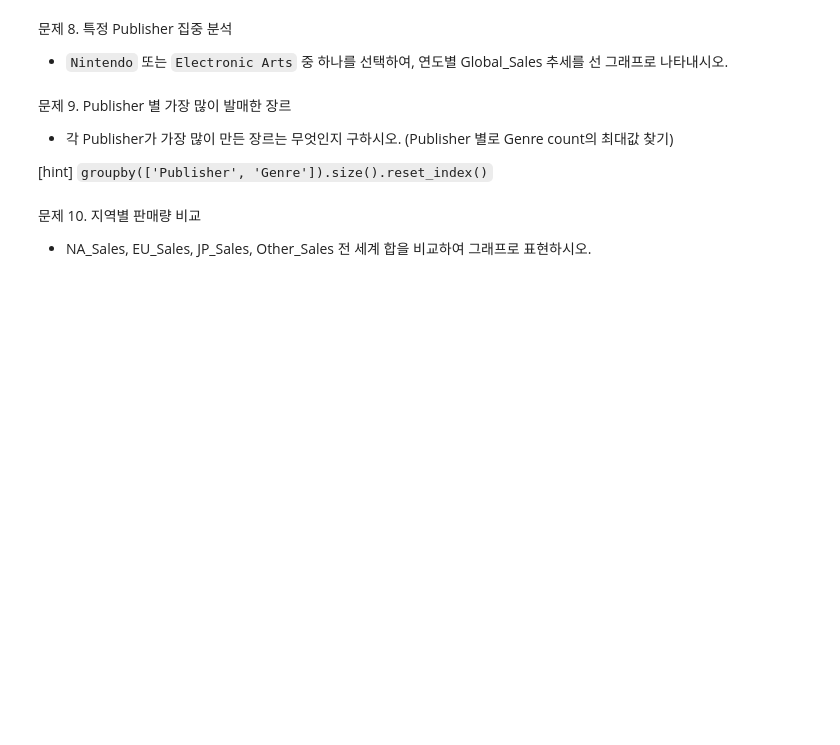
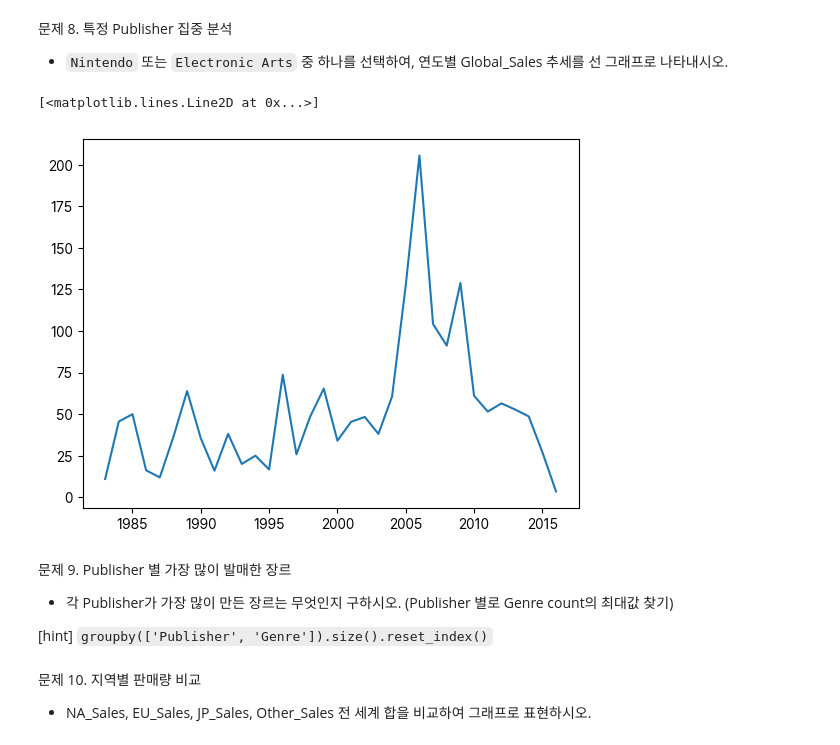
Before and after one commit to ParkChanNeul/DataAnalysis, a Jupyter notebook: practice/kaggle_video_sales/solution.ipynb, the cells around one changed output. Drawn from its saved outputs; the diff is of its cells as text; code cells hidden in the pictures; blank space fills up the shorter version.

```diff
--- a/practice/kaggle_video_sales/solution.ipynb
+++ b/practice/kaggle_video_sales/solution.ipynb
@@ -152,6 +199,18 @@ plt.show
 # %% [markdown]
 문제 8. 특정 Publisher 집중 분석
 - `Nintendo` 또는 `Electronic Arts` 중 하나를 선택하여, 연도별 Global_Sales 추세를 선 그래프로 나타내시오.
+# %%
+publisher = 'Nintendo'
+
+pub_df = df[df['Publisher'] == publisher]
+
+sales_by_year = pub_df.groupby('Year')['Global_Sales'].sum().sort_index()
+
+plt.Figure
+plt.plot(sales_by_year)
+# %% [output]
+[<matplotlib.lines.Line2D at 0x...>]
+[figure, added]
 # %% [markdown]
 문제 9. Publisher 별 가장 많이 발매한 장르
 - 각 Publisher가 가장 많이 만든 장르는 무엇인지 구하시오. (Publisher 별로 Genre count의 최대값 찾기)
```
Also changed, not shown: parts of 3 cells of this notebook.
